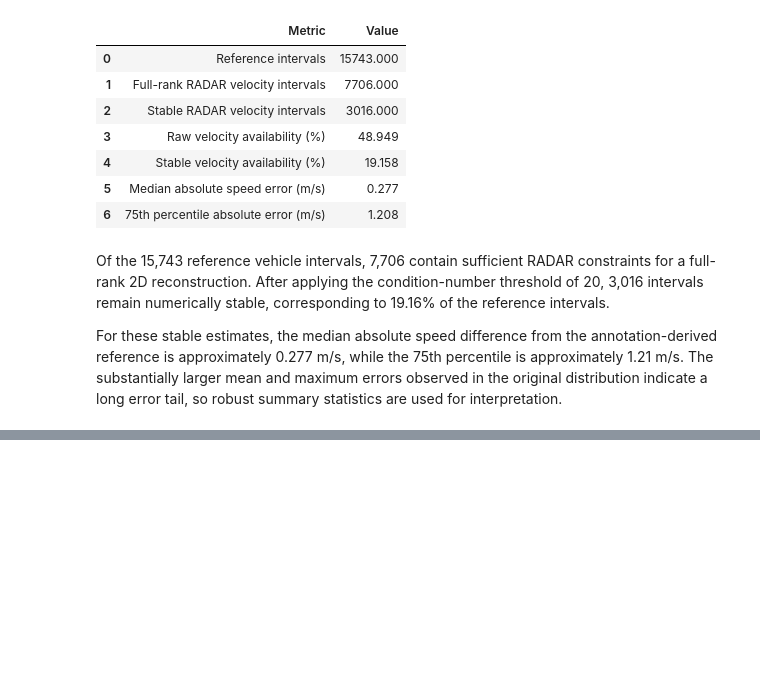
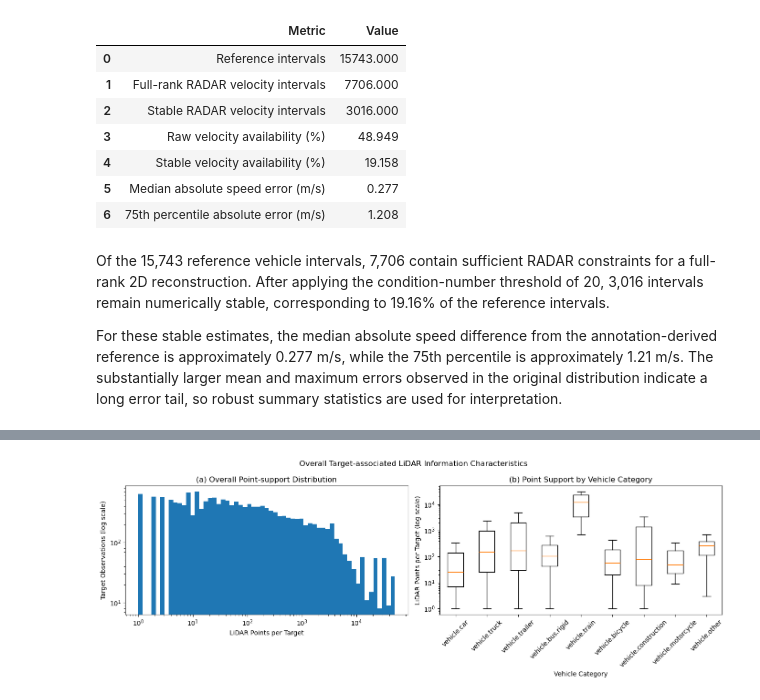
Before and after one commit to lailaamin70/Boeing-RADAR-Autonomous-, a Jupyter notebook: velocity_efficiency_report.ipynb, the cells around one changed output, grey strips where cells are left out. Cells and saved outputs as stored; diff of their text form; code cells hidden in the pictures; blank space fills up the shorter version.

```diff
--- a/velocity_efficiency_report.ipynb
+++ b/velocity_efficiency_report.ipynb
@@ -607,0 +656,34 @@ Overall, the main limitation of RADAR in this dataset is therefore not the absen
+# %%
+fig, axes = plt.subplots(1, 2, figsize=(14, 5))
+
+positive_lidar_points = target_lidar_df.loc[target_lidar_df["lidar_point_count"] > 0, "lidar_point_count"]
+point_bins = np.logspace(
+    np.log10(positive_lidar_points.min()),
+    np.log10(positive_lidar_points.max()),
+    60,
+)
+
+axes[0].hist(positive_lidar_points, bins=point_bins)
+axes[0].set_xscale("log")
+axes[0].set_yscale("log")
+axes[0].set_xlabel("LiDAR Points per Target")
+axes[0].set_ylabel("Target Observations (log scale)")
+axes[0].set_title("(a) Overall Point-support Distribution")
+
+category_counts = target_lidar_df["category"].value_counts()
+vehicle_categories = category_counts.index.tolist()
+
+category_data = [target_lidar_df.loc[target_lidar_df["category"] == category, "lidar_point_count"] for category in vehicle_categories]
+
+axes[1].boxplot(category_data, labels=vehicle_categories, showfliers=False)
+axes[1].set_yscale("log")
+axes[1].set_xlabel("Vehicle Category")
+axes[1].set_ylabel("LiDAR Points per Target (log scale)")
+axes[1].set_title("(b) Point Support by Vehicle Category")
+axes[1].tick_params(axis="x", rotation=45)
+
+fig.suptitle("Overall Target-associated LiDAR Information Characteristics")
+plt.tight_layout()
+plt.show()
+# %% [output]
+[figure, added]
```
Also changed, not shown: parts of 72 cells of this notebook, 3 other files.
